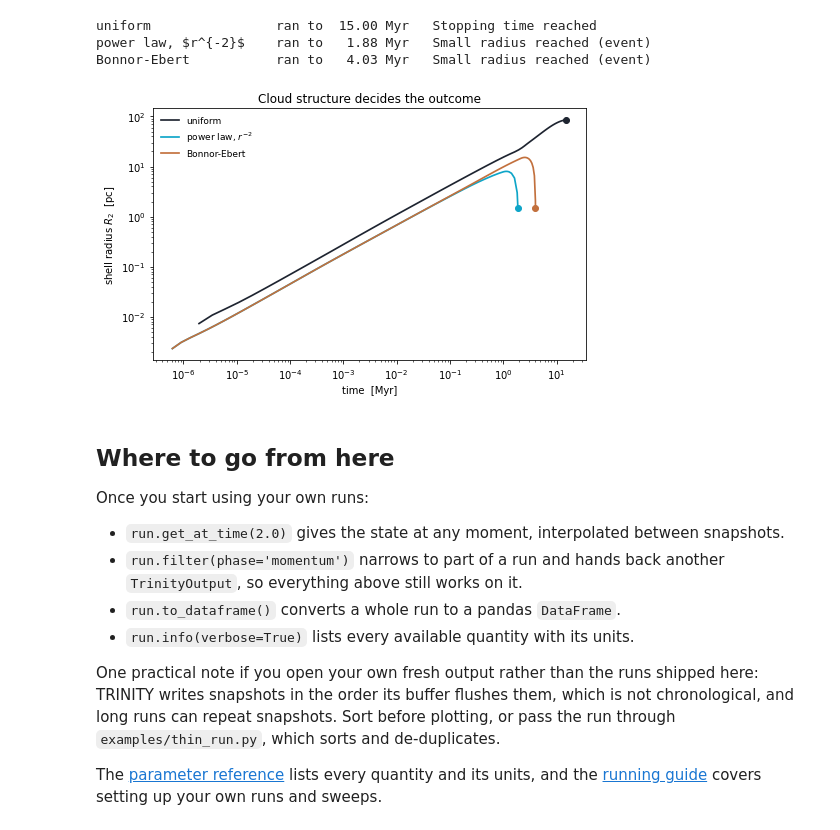
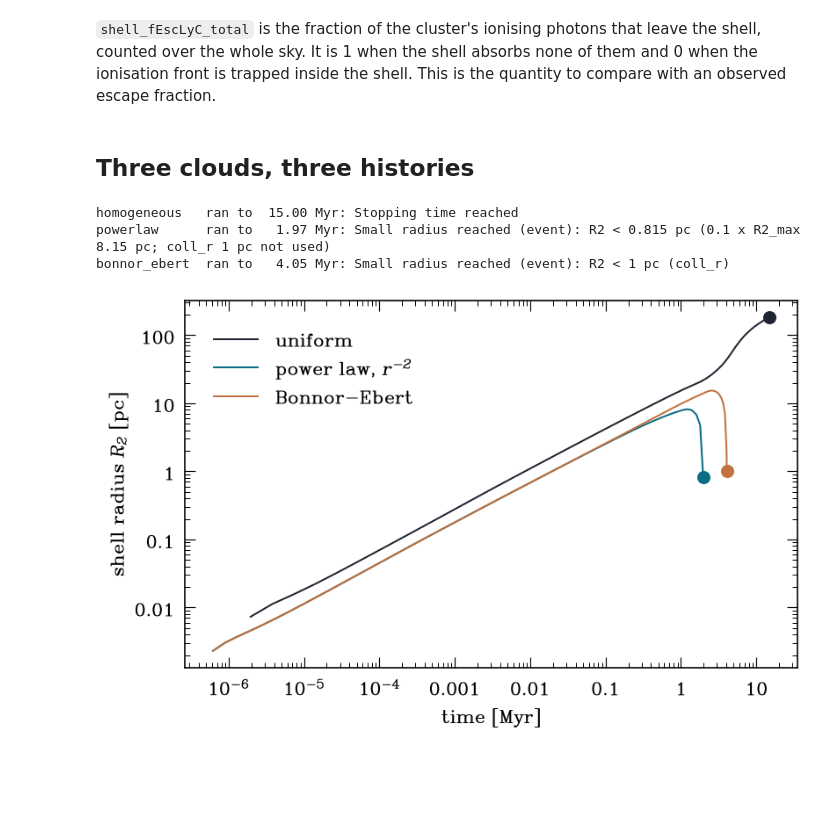
Before and after one commit to JiaWeiTeh/trinity, a Jupyter notebook: examples/quickstart.ipynb, the cells around one changed output. Drawn from its saved outputs; the diff is of its cells as text; code cells hidden in the pictures; blank space fills up the shorter version.

```diff
--- a/examples/quickstart.ipynb
+++ b/examples/quickstart.ipynb
@@ -155,0 +154,8 @@ fig.tight_layout()
+# %%
+print('R2 is stored in', run.units('R2'))
+print('v2 is stored in', run.units('v2'))
+
+velocity = run.quantity('v2')
+radius = run.quantity('R2')
+print(f'final velocity: {velocity[-1]:.3g} = {velocity[-1].to("km/s"):.3g}')
+print(f'final radius:   {radius[-1]:.3g} = {radius[-1].to("lyr"):.3g}')
@@ -274,0 +252,13 @@ around and collapse. The marker shows where each run ended.
+# %%
+fig, ax = plt.subplots(figsize=(7, 4.5))
+
+for name, out in runs.items():
+    ax.plot(out.get('t_now'), out.get('shell_fEscLyC_total'),
+            color=colours[name], label=labels[name])
+
+ax.set_xscale('log')
+ax.set_ylim(-0.03, 1.03)
+ax.set_xlabel('time [Myr]')
+ax.set_ylabel('escape fraction of ionising photons')
+ax.legend()
+fig.tight_layout()
@@ -275,53 +267,31 @@ around and collapse. The marker shows where each run ended.
+# %% [markdown]
+`shell_fEscLyC_total` is the fraction of the cluster's ionising photons that leave the
+shell, counted over the whole sky. It is 1 when the shell absorbs none of them and 0 when
+the ionisation front is trapped inside the shell. This is the quantity to compare with an
+observed escape fraction.
+# %% [markdown]
+## Three clouds, three histories
 # %%
-styles = {
-    'homogeneous':  ('uniform',                 '#1E2430'),
-    'powerlaw':     ('power law, $r^{-2}$',     '#0EA5C8'),
-    'bonnor_ebert': ('Bonnor-Ebert',            '#C2703D'),
-}
-
 fig, ax = plt.subplots(figsize=(7, 4.5))
 
 for name, out in runs.items():
-    label, colour = styles[name]
     t = out.get('t_now')
     radius = out.get('R2')
-    ax.plot(t, radius, color=colour, lw=1.7, label=label)
-    ax.plot(t[-1], radius[-1], 'o', color=colour, ms=6)
+    ax.plot(t, radius, color=colours[name], label=labels[name])
+    ax.plot(t[-1], radius[-1], 'o', color=colours[name])
 
 ax.set_xscale('log')
 ax.set_yscale('log')
-ax.set_xlabel('time  [Myr]')
-ax.set_ylabel('shell radius $R_2$  [pc]')
-ax.legend(fontsize=9, frameon=False)
-ax.set_title('Cloud structure decides the outcome')
+ax.set_xlabel('time [Myr]')
+ax.set_ylabel(r'shell radius $R_2$ [pc]')
+ax.legend()
 fig.tight_layout()
 
 for name, out in runs.items():
     ending = out.termination or {}
-    print(f"{styles[name][0]:22} ran to {out.t_max:6.2f} Myr   "
-          f"{ending.get('detail', 'unknown')}")
+    print(f"{name:13} ran to {out.t_max:6.2f} Myr: {ending.get('detail', 'unknown')}")
 # %% [output]
-uniform                ran to  15.00 Myr   Stopping time reached
-power law, $r^{-2}$    ran to   1.88 Myr   Small radius reached (event)
-Bonnor-Ebert           ran to   4.03 Myr   Small radius reached (event)
+homogeneous   ran to  15.00 Myr: Stopping time reached
+powerlaw      ran to   1.97 Myr: Small radius reached (event): R2 < 0.815 pc (0.1 x R2_max 8.15 pc; coll_r 1 pc not used)
+bonnor_ebert  ran to   4.05 Myr: Small radius reached (event): R2 < 1 pc (coll_r)
-[figure, old version]
+[figure, new version]
-# %% [markdown]
-## Where to go from here
-
-Once you start using your own runs:
-
-- `run.get_at_time(2.0)` gives the state at any moment, interpolated between snapshots.
-- `run.filter(phase='momentum')` narrows to part of a run and hands back another
-  `TrinityOutput`, so everything above still works on it.
-- `run.to_dataframe()` converts a whole run to a pandas `DataFrame`.
-- `run.info(verbose=True)` lists every available quantity with its units.
-
-One practical note if you open your own fresh output rather than the runs shipped here:
-TRINITY writes snapshots in the order its buffer flushes them, which is not
-chronological, and long runs can repeat snapshots. Sort before plotting, or pass the
-run through `examples/thin_run.py`, which sorts and de-duplicates.
-
-The [parameter reference](https://jiaweiteh.github.io/trinity-web/?view=docs&page=parameters)
-lists every quantity and its units, and the
-[running guide](https://jiaweiteh.github.io/trinity-web/?view=docs&page=running)
-covers setting up your own runs and sweeps.
```
Also changed, not shown: parts of 33 cells of this notebook, 13 other files.
